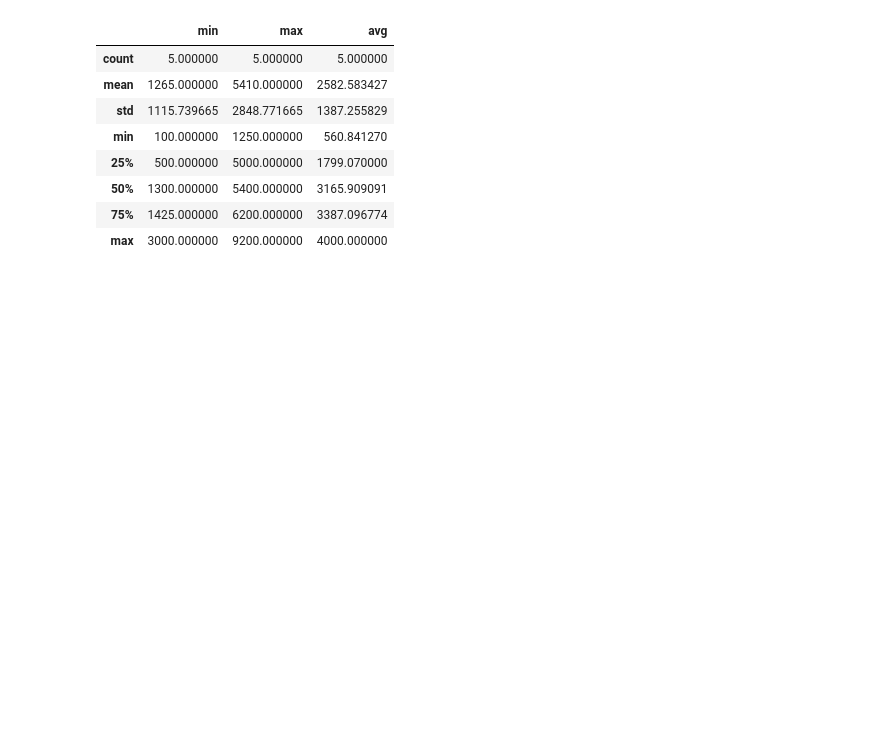
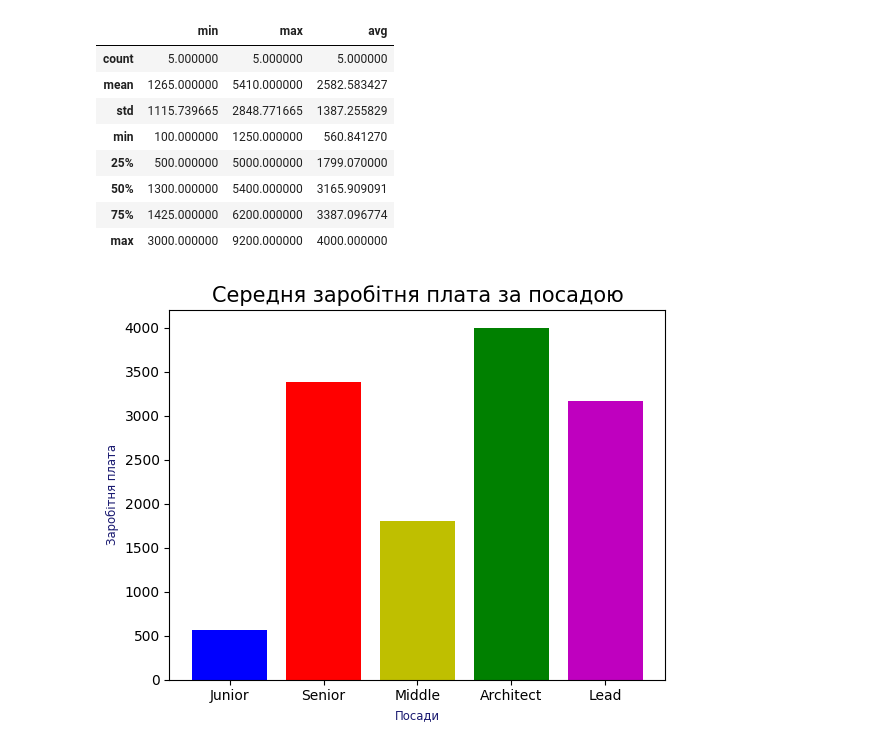
Before and after one commit to bohdanboiprav/GOIT, a Jupyter notebook: DATA SCIENCE/Week 2/work/Hw2.2.ipynb, the cells around one changed output. Saved outputs shown, nothing was run; the diff lists cells and outputs as text; code cells hidden in the pictures; blank space fills up the shorter version.

```diff
--- a/DATA SCIENCE/Week 2/work/Hw2.2.ipynb
+++ b/DATA SCIENCE/Week 2/work/Hw2.2.ipynb
@@ -112,3 +112,17 @@ new_df.describe()
 | max | 3000.000000 | 9200.000000 | 4000.000000 |
 # %%
 new_df.to_csv('result_2.2.csv')
+# %%
+import matplotlib.pyplot as plt
+plt.bar(
+    ['Junior', 'Senior', 'Middle', 'Architect', 'Lead'],
+    new_df['avg'],
+    color=["b", "r", "y", "g", "m"],
+)
+
+plt.xlabel("Посади", fontsize="small", color="midnightblue")
+plt.ylabel("Заробітня плата", fontsize="small", color="midnightblue")
+plt.title("Середня заробітня плата за посадою", fontsize=15)
+plt.show()
+# %% [output]
+[figure, added]
```
Also changed, not shown: parts of 3 cells of this notebook, 2 other files.
